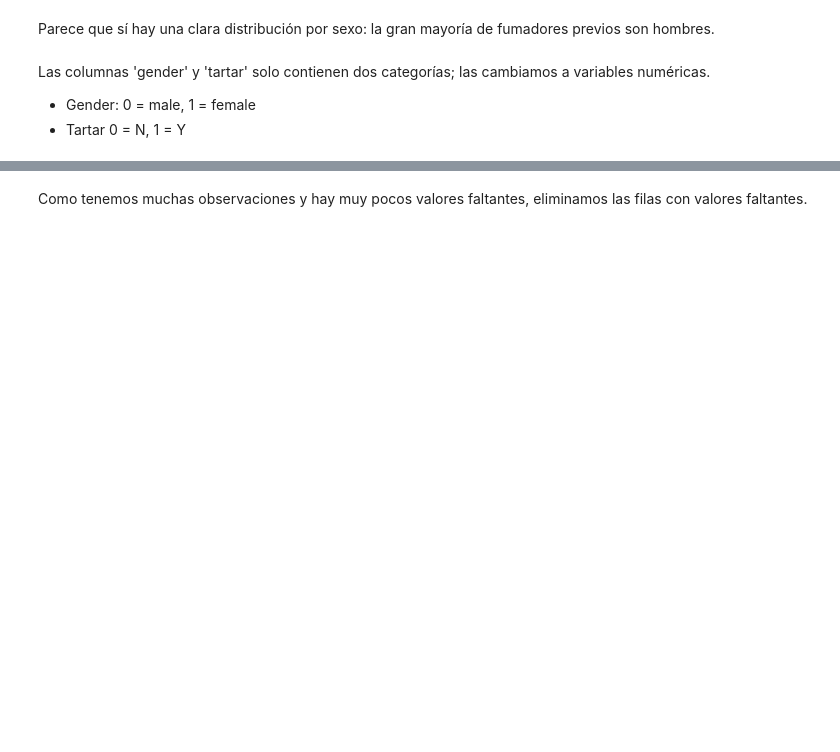
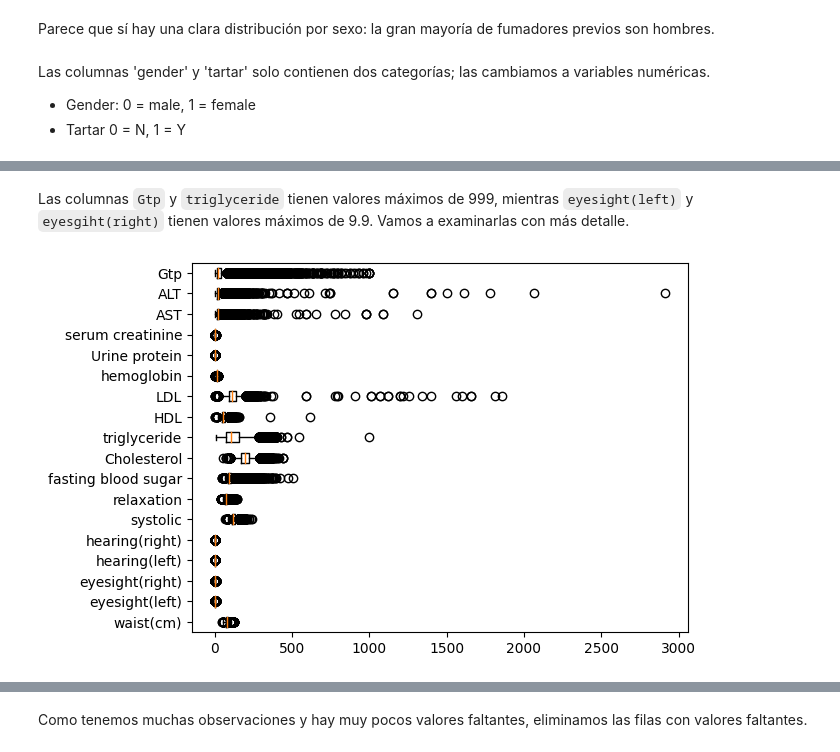
Before and after one commit to nribot/smoking, a Jupyter notebook: Smoking.ipynb, the cells around one changed output, grey strips where cells are left out. Drawn from its saved outputs; the diff is of its cells as text; code cells hidden in the pictures; blank space fills up the shorter version.

```diff
--- a/Smoking.ipynb
+++ b/Smoking.ipynb
@@ -102,0 +168,11 @@ data.describe()
+# %% [markdown]
+Las columnas `Gtp` y `triglyceride` tienen valores máximos de 999, mientras `eyesight(left)` y `eyesgiht(right)` tienen valores máximos de 9.9.
+Vamos a examinarlas con más detalle.
+# %%
+plt.boxplot(data.select_dtypes(include=['floating']),
+            vert=False,
+            labels = data.select_dtypes(include=['floating']).columns
+            );
+plt.show()
+# %% [output]
+[figure, added]
```
Also changed, not shown: parts of 39 cells of this notebook.
